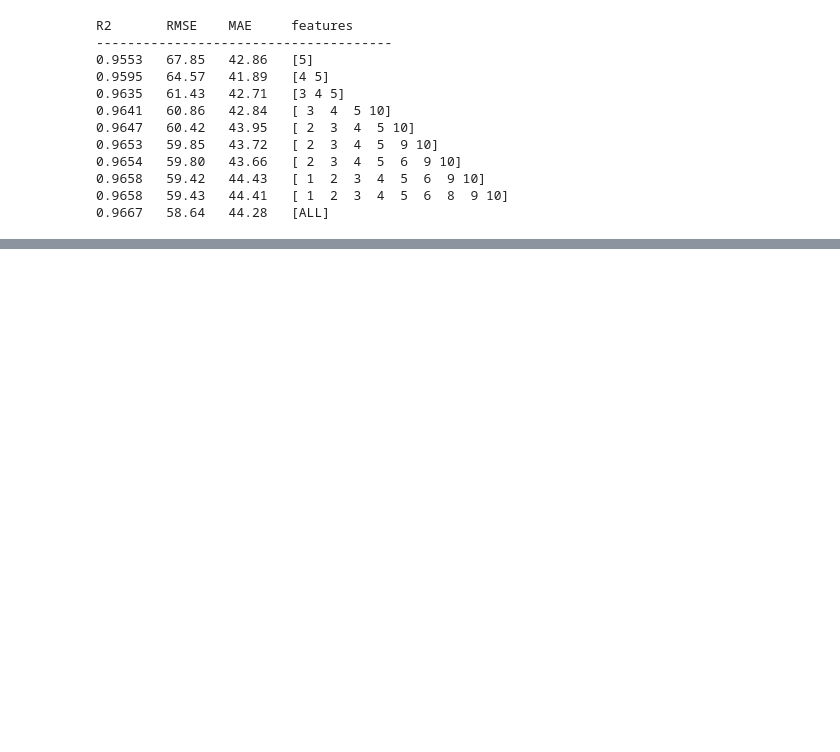
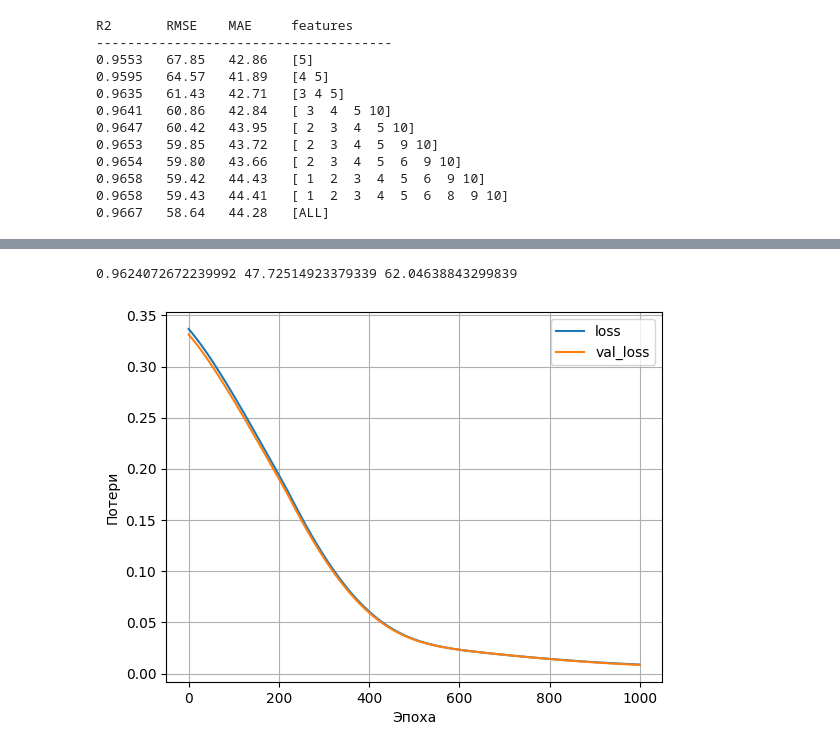
Before and after one commit to petr-larin/BMSTU-Graduate-Qualifying-Project, a Jupyter notebook: model-jupyter/Battery_RUL.ipynb, the cells around one changed output, grey strips where cells are left out. Cells and saved outputs as stored; diff of their text form; code cells hidden in the pictures; blank space fills up the shorter version.

```diff
--- a/model-jupyter/Battery_RUL.ipynb
+++ b/model-jupyter/Battery_RUL.ipynb
@@ -463,0 +573,11 @@ R2       RMSE    MAE     features
+# %%
+model = Sequential()
+model.add(Dense(35, input_dim=7, activation='relu'))
+
+model.add(Dense(35, activation='relu'))
+model.add(Dense(1, activation='linear'))
+model.compile(loss='mse', optimizer='adadelta')
+# %%
+df_X_train, df_X_test, df_y_train, df_y_test = train_test_split(df_X, df_y, shuffle=True, random_state=0)
+# %%
+hist=model.fit(df_X_train, df_y_train, epochs=1000, validation_split=0.2, batch_size=1000, verbose=0)
@@ -463,0 +588,10 @@ R2       RMSE    MAE     features
+# %%
+print(r2_score(df_y_test, y_pred),
+    mean_absolute_error(mms_y.inverse_transform(df_y_test), mms_y.inverse_transform(y_pred)),
+     mean_squared_error(mms_y.inverse_transform(df_y_test), mms_y.inverse_transform(y_pred))**0.5)
+# %% [output]
+0.9624072672239992 47.72514923379339 62.04638843299839
+# %%
+plot_loss(hist)
+# %% [output]
+[figure, added]
```
Also changed, not shown: parts of 15 cells of this notebook.
